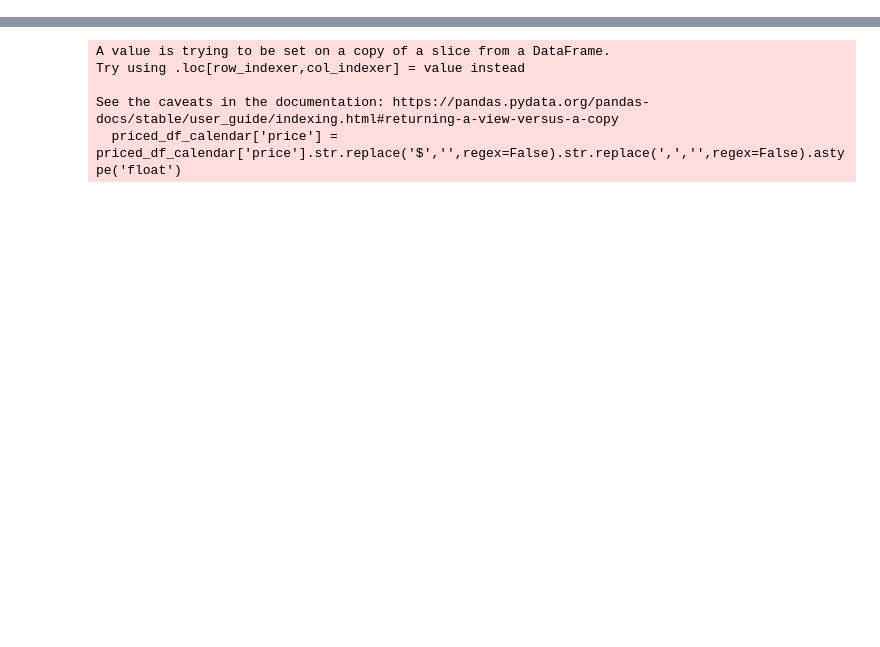
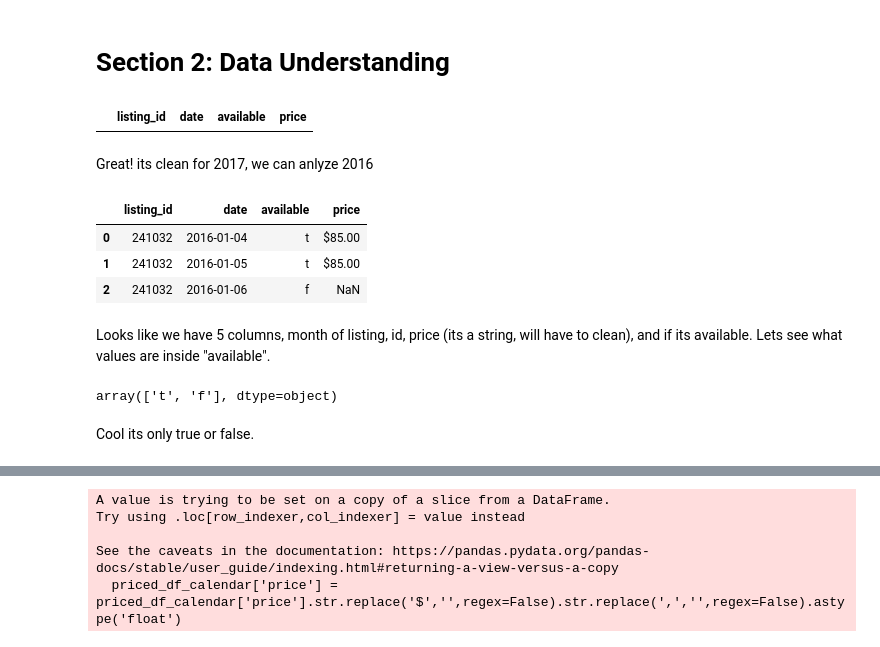
Before and after one commit to Oren14/Seattle-Airbnb-Exploration, a Jupyter notebook: Seattle_Airbnb.ipynb, the cells around one changed output, grey strips where cells are left out. Saved outputs shown, nothing was run; the diff lists cells and outputs as text; code cells hidden in the pictures; blank space fills up the shorter version.

```diff
--- a/Seattle_Airbnb.ipynb
+++ b/Seattle_Airbnb.ipynb
@@ -1,3 +11,5 @@
+# %% [markdown]
+# Section 2: Data Understanding
 # %%
 # import libraries
 
@@ -19,3 +31,27 @@ df_reviews = pd.read_csv('raw_data/reviews.csv')
 # want to use 2016 data
 df_calendar = df_calendar[df_calendar['date']<'2017-01-01']
 df_reviews = df_reviews[df_reviews['date']<'2017-01-01']
+# %%
+# check we dont have 2017 data
+df_calendar[df_calendar['date']>='2017-01']
+# %% [output]
+|  | listing_id | date | available | price |
+# %% [markdown]
+Great! its clean for 2017, we can anlyze 2016
+# %%
+# print the head to see the raw data
+df_calendar[0:3]
+# %% [output]
+|  | listing_id | date | available | price |
+| 0 | 241032 | 2016-01-04 | t | $85.00 |
+| 1 | 241032 | 2016-01-05 | t | $85.00 |
+| 2 | 241032 | 2016-01-06 | f | NaN |
+# %% [markdown]
+Looks like we have 5 columns, month of listing, id, price (its a string, will have to clean), and if its available.
+Lets see what values are inside "available".
+# %%
+df_calendar['available'].unique()
+# %% [output]
+array(['t', 'f'], dtype=object)
+# %% [markdown]
+Cool its only true or false.
```
Also changed, not shown: parts of 65 cells of this notebook.
